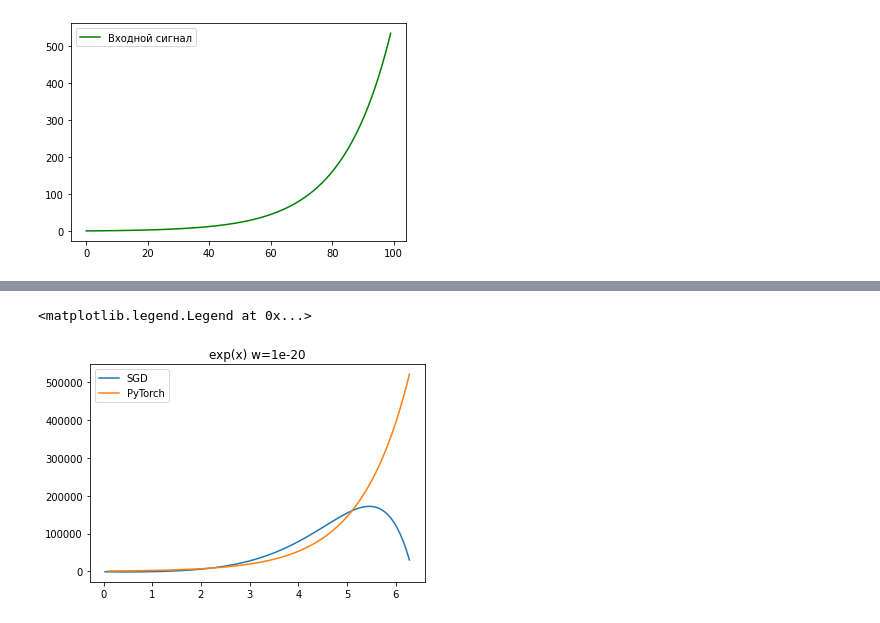
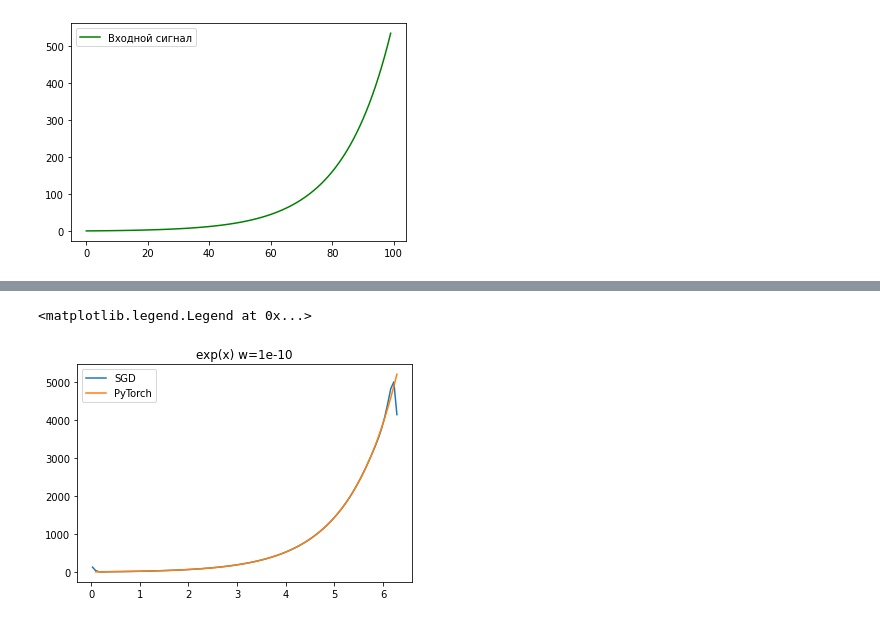
Before and after one commit to fisherj1/RL-operator, a Jupyter notebook: Псевдообратный_оператор_интгерирующей_RL_цепи.ipynb, the cells around one changed output, grey strips where cells are left out. Cells and saved outputs as stored; diff of their text form; code cells hidden in the pictures.

```diff
--- a/Псевдообратный_оператор_интгерирующей_RL_цепи.ipynb
+++ b/Псевдообратный_оператор_интгерирующей_RL_цепи.ipynb
@@ -123,7 +147,7 @@ N = 100
 a = 0
 b = 2*np.pi
 h = b/N
-tau = 1000
+tau = 10
 x_s = torch.linspace(start=a+h/2, end=b, steps=N, requires_grad=False)
 # %%
 def create_matrix(N, delta=1):
@@ -351,9 +458,9 @@ loss: 114034.0859375 epoch: 9000
 # %%
 plt.axis()
 plt.plot(x_s, x_3.detach(), label='SGD')
 plt.plot(x_s[1:], torch.matmul(torch.linalg.pinv(A), U_in)[1:], label='PyTorch')
-plt.title('exp(x) w=1e-20')
+plt.title('exp(x) w=1e-10')
 plt.legend()
 # %% [output]
 <matplotlib.legend.Legend at 0x...>
-[figure, old version]
+[figure, new version]
```
Also changed, not shown: parts of 18 cells of this notebook.
